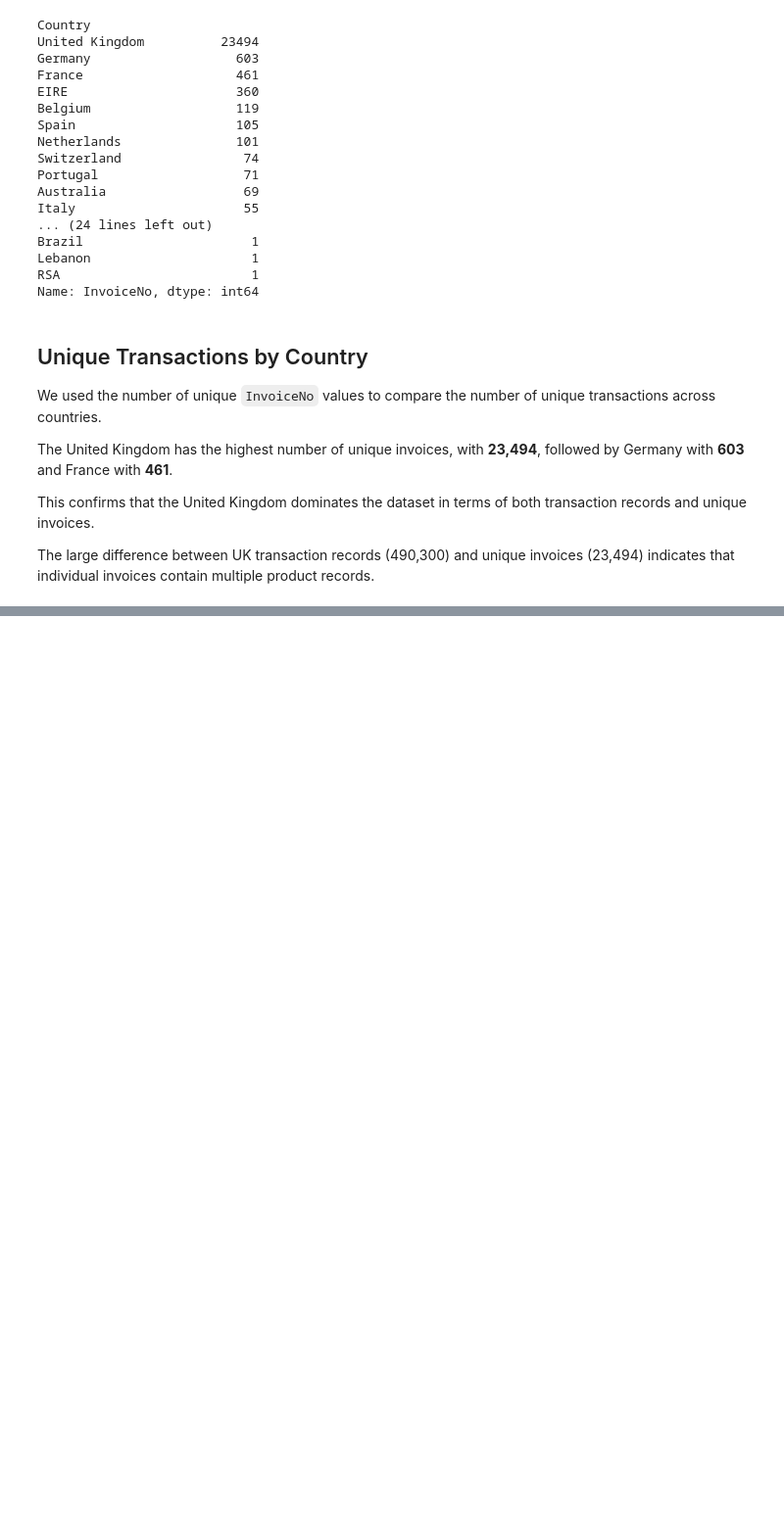
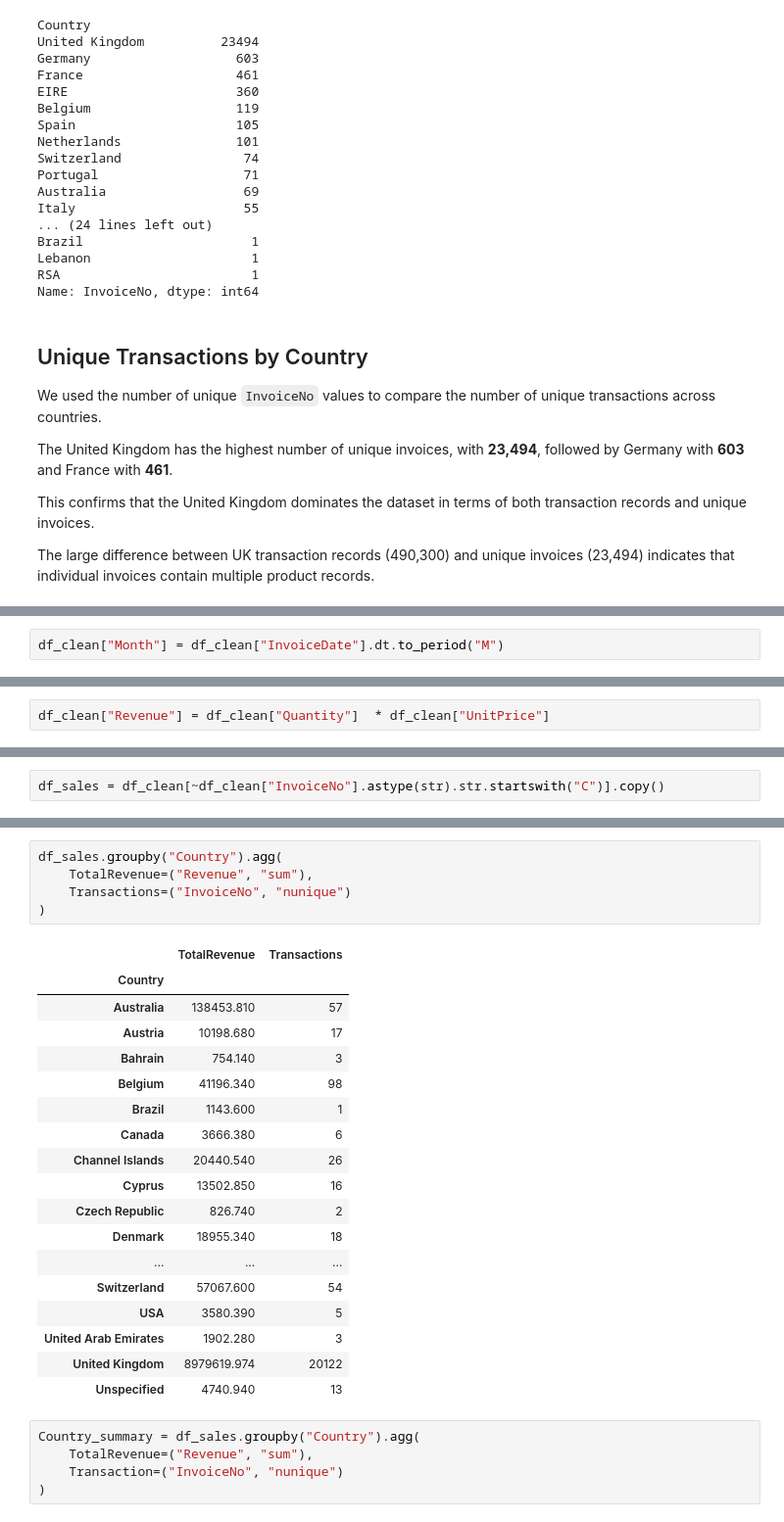
Before and after one commit to esthermaina36/online-retail-analysis, a Jupyter notebook: notebooks/01_initial_exploration.ipynb, the cells around one changed output, grey strips where cells are left out. Shown at 98% size. Saved outputs shown, nothing was run; the diff lists cells and outputs as text; blank space fills up the shorter version.

```diff
--- a/notebooks/01_initial_exploration.ipynb
+++ b/notebooks/01_initial_exploration.ipynb
@@ -395,0 +451,2 @@ The large difference between UK transaction records (490,300) and unique invoice
+# %%
+df_clean["Month"] = df_clean["InvoiceDate"].dt.to_period("M")
@@ -395,0 +506,2 @@ The large difference between UK transaction records (490,300) and unique invoice
+# %%
+df_clean["Revenue"] = df_clean["Quantity"]  * df_clean["UnitPrice"]
@@ -395,0 +584,2 @@ The large difference between UK transaction records (490,300) and unique invoice
+# %%
+df_sales = df_clean[~df_clean["InvoiceNo"].astype(str).str.startswith("C")].copy()
@@ -395,0 +620,29 @@ The large difference between UK transaction records (490,300) and unique invoice
+# %%
+df_sales.groupby("Country").agg(
+    TotalRevenue=("Revenue", "sum"),
+    Transactions=("InvoiceNo", "nunique")
+)
+# %% [output]
+|  | TotalRevenue | Transactions |
+| Country |  |  |
+| Australia | 138453.810 | 57 |
+| Austria | 10198.680 | 17 |
+| Bahrain | 754.140 | 3 |
+| Belgium | 41196.340 | 98 |
+| Brazil | 1143.600 | 1 |
+| Canada | 3666.380 | 6 |
+| Channel Islands | 20440.540 | 26 |
+| Cyprus | 13502.850 | 16 |
+| Czech Republic | 826.740 | 2 |
+| Denmark | 18955.340 | 18 |
+| ... | ... | ... |
+| Switzerland | 57067.600 | 54 |
+| USA | 3580.390 | 5 |
+| United Arab Emirates | 1902.280 | 3 |
+| United Kingdom | 8979619.974 | 20122 |
+| Unspecified | 4740.940 | 13 |
+# %%
+Country_summary = df_sales.groupby("Country").agg(
+    TotalRevenue=("Revenue", "sum"),
+    Transaction=("InvoiceNo", "nunique")
+)
```
Also changed, not shown: parts of 27 cells of this notebook.
